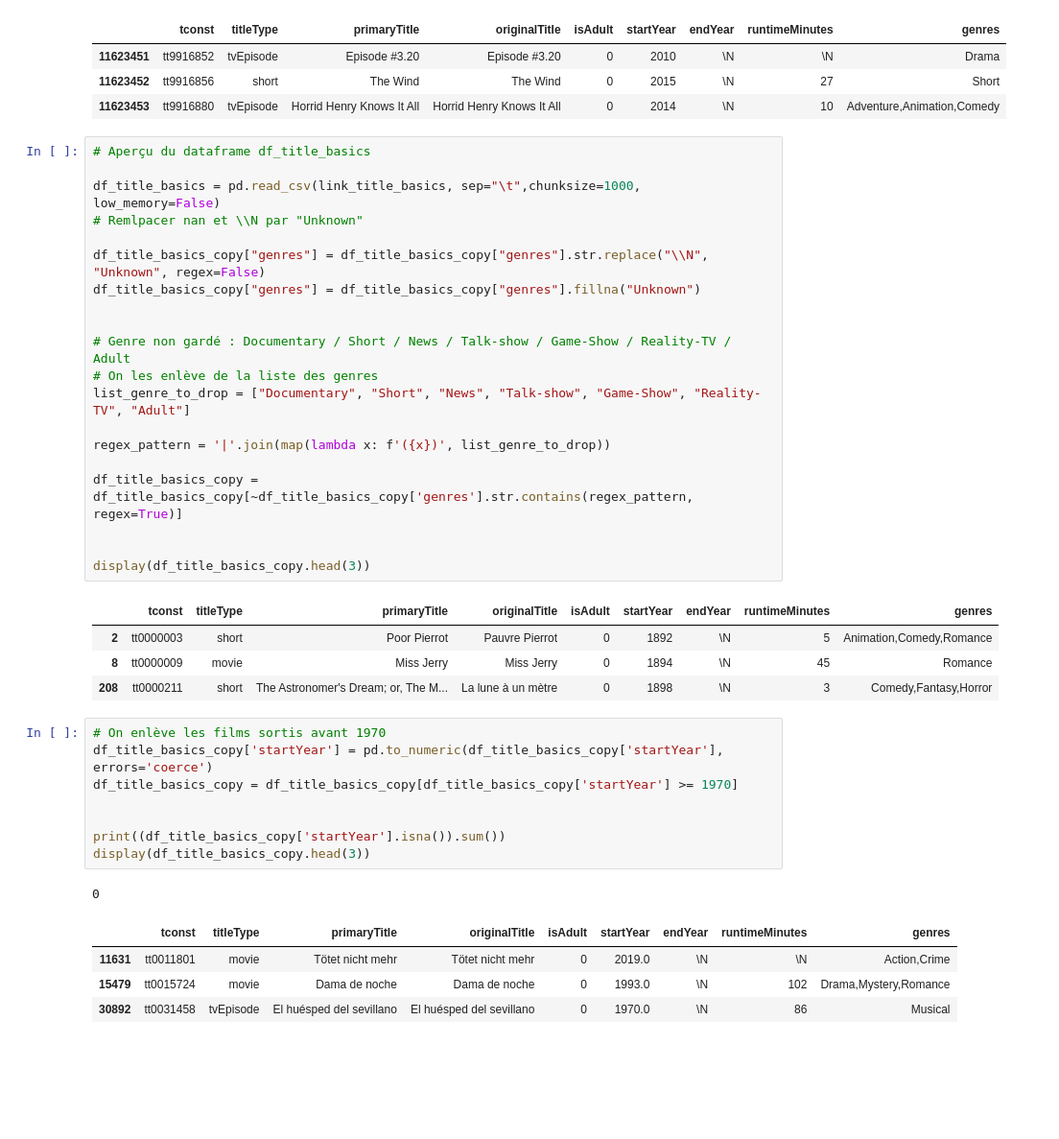
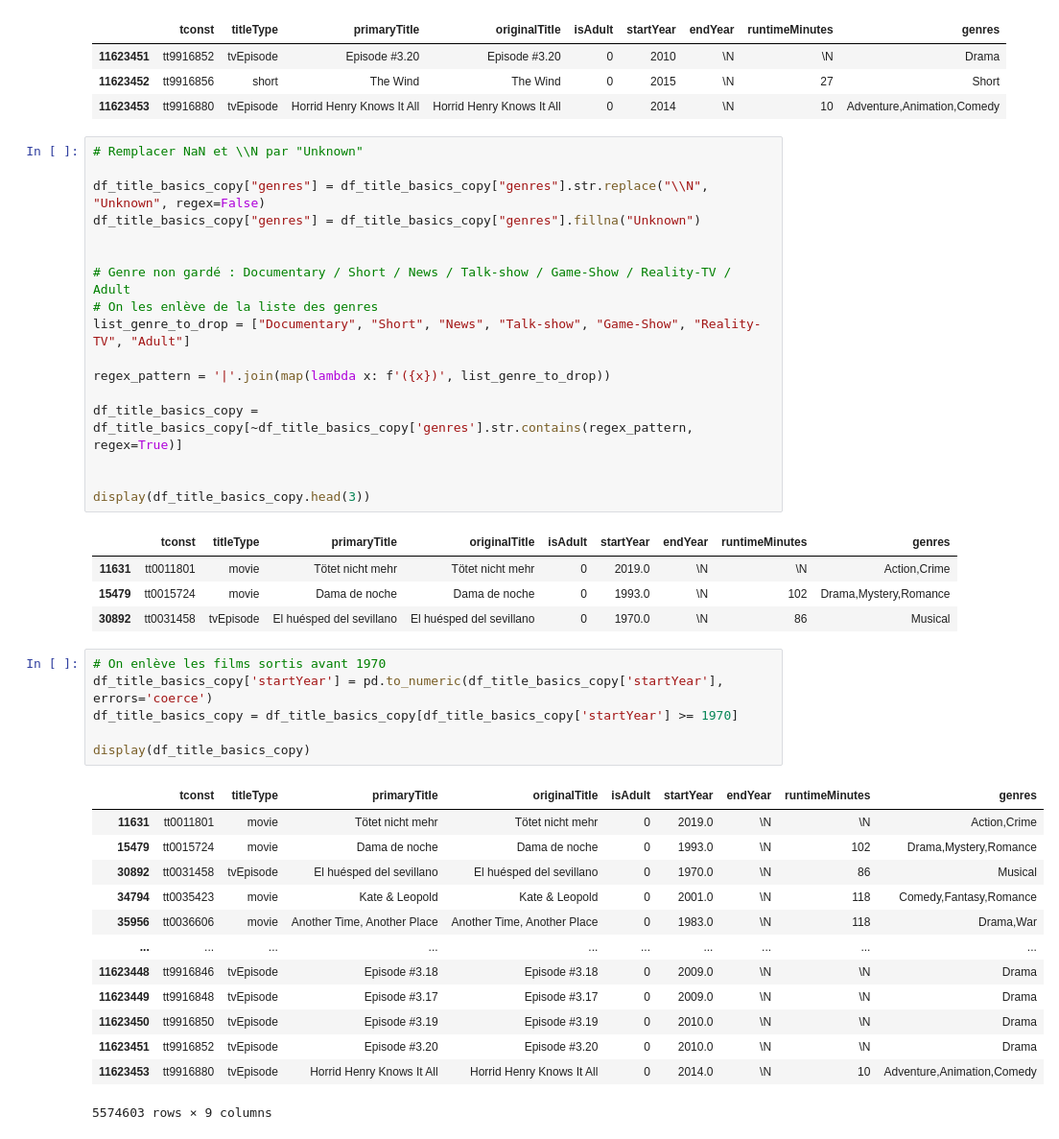
Before and after one commit to Idumii/WildCodeSchool-Projet2, a Jupyter notebook: base.ipynb, the cells around one changed output. Shown at 96% size. Drawn from its saved outputs; the diff is of its cells as text; blank space fills up the shorter version.

```diff
--- a/base.ipynb
+++ b/base.ipynb
@@ -65,10 +56,7 @@ df_title_basics_copy.tail(3)
 | 11623452 | tt9916856 | short | The Wind | The Wind | 0 | 2015 | \N | 27 | Short |
 | 11623453 | tt9916880 | tvEpisode | Horrid Henry Knows It All | Horrid Henry Knows It All | 0 | 2014 | \N | 10 | Adventure,Animation,Comedy |
 # %%
-# Aperçu du dataframe df_title_basics
-
-df_title_basics = pd.read_csv(link_title_basics, sep="\t",chunksize=1000, low_memory=False)
-# Remlpacer nan et \\N par "Unknown"
+# Remplacer NaN et \\N par "Unknown"
 
 df_title_basics_copy["genres"] = df_title_basics_copy["genres"].str.replace("\\N", "Unknown", regex=False)
 df_title_basics_copy["genres"] = df_title_basics_copy["genres"].fillna("Unknown")
@@ -86,20 +74,26 @@ df_title_basics_copy = df_title_basics_copy[~df_title_basics_copy['genres'].str.
 display(df_title_basics_copy.head(3))
 # %% [output]
 |  | tconst | titleType | primaryTitle | originalTitle | isAdult | startYear | endYear | runtimeMinutes | genres |
-| 2 | tt0000003 | short | Poor Pierrot | Pauvre Pierrot | 0 | 1892 | \N | 5 | Animation,Comedy,Romance |
-| 8 | tt0000009 | movie | Miss Jerry | Miss Jerry | 0 | 1894 | \N | 45 | Romance |
-| 208 | tt0000211 | short | The Astronomer's Dream; or, The M... | La lune à un mètre | 0 | 1898 | \N | 3 | Comedy,Fantasy,Horror |
+| 11631 | tt0011801 | movie | Tötet nicht mehr | Tötet nicht mehr | 0 | 2019.0 | \N | \N | Action,Crime |
+| 15479 | tt0015724 | movie | Dama de noche | Dama de noche | 0 | 1993.0 | \N | 102 | Drama,Mystery,Romance |
+| 30892 | tt0031458 | tvEpisode | El huésped del sevillano | El huésped del sevillano | 0 | 1970.0 | \N | 86 | Musical |
 # %%
 # On enlève les films sortis avant 1970
 df_title_basics_copy['startYear'] = pd.to_numeric(df_title_basics_copy['startYear'], errors='coerce')
 df_title_basics_copy = df_title_basics_copy[df_title_basics_copy['startYear'] >= 1970]
 
-
-print((df_title_basics_copy['startYear'].isna()).sum())
-display(df_title_basics_copy.head(3))
+display(df_title_basics_copy)
 # %% [output]
+|  | tconst | titleType | primaryTitle | originalTitle | isAdult | startYear | endYear | runtimeMinutes | genres |
+| 11631 | tt0011801 | movie | Tötet nicht mehr | Tötet nicht mehr | 0 | 2019.0 | \N | \N | Action,Crime |
+| 15479 | tt0015724 | movie | Dama de noche | Dama de noche | 0 | 1993.0 | \N | 102 | Drama,Mystery,Romance |
+| 30892 | tt0031458 | tvEpisode | El huésped del sevillano | El huésped del sevillano | 0 | 1970.0 | \N | 86 | Musical |
+| 34794 | tt0035423 | movie | Kate & Leopold | Kate & Leopold | 0 | 2001.0 | \N | 118 | Comedy,Fantasy,Romance |
+| 35956 | tt0036606 | movie | Another Time, Another Place | Another Time, Another Place | 0 | 1983.0 | \N | 118 | Drama,War |
+| ... | ... | ... | ... | ... | ... | ... | ... | ... | ... |
+| 11623448 | tt9916846 | tvEpisode | Episode #3.18 | Episode #3.18 | 0 | 2009.0 | \N | \N | Drama |
+| 11623449 | tt9916848 | tvEpisode | Episode #3.17 | Episode #3.17 | 0 | 2009.0 | \N | \N | Drama |
+| 11623450 | tt9916850 | tvEpisode | Episode #3.19 | Episode #3.19 | 0 | 2010.0 | \N | \N | Drama |
+| 11623451 | tt9916852 | tvEpisode | Episode #3.20 | Episode #3.20 | 0 | 2010.0 | \N | \N | Drama |
+| 11623453 | tt9916880 | tvEpisode | Horrid Henry Knows It All | Horrid Henry Knows It All | 0 | 2014.0 | \N | 10 | Adventure,Animation,Comedy |
-0
+5574603 rows × 9 columns
-|  | tconst | titleType | primaryTitle | originalTitle | isAdult | startYear | endYear | runtimeMinutes | genres |
-| 11631 | tt0011801 | movie | Tötet nicht mehr | Tötet nicht mehr | 0 | 2019.0 | \N | \N | Action,Crime |
-| 15479 | tt0015724 | movie | Dama de noche | Dama de noche | 0 | 1993.0 | \N | 102 | Drama,Mystery,Romance |
-| 30892 | tt0031458 | tvEpisode | El huésped del sevillano | El huésped del sevillano | 0 | 1970.0 | \N | 86 | Musical |
```
Also changed, not shown: parts of 10 cells of this notebook.
